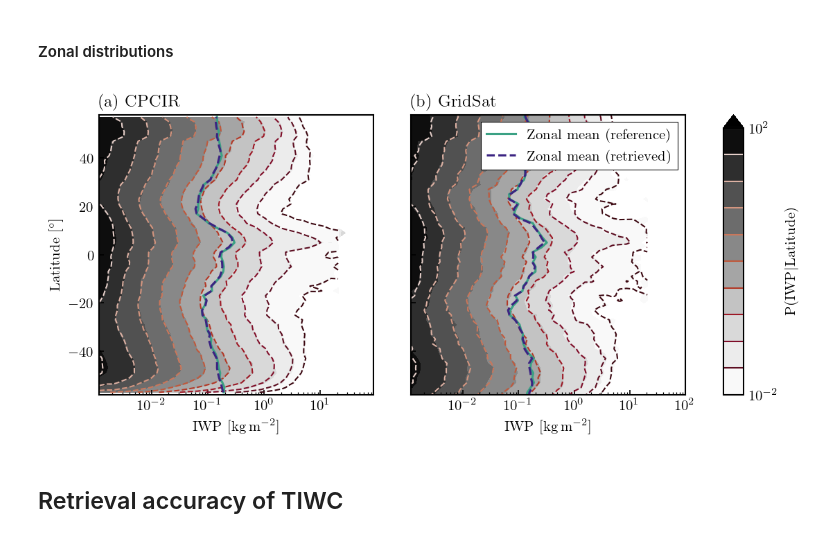
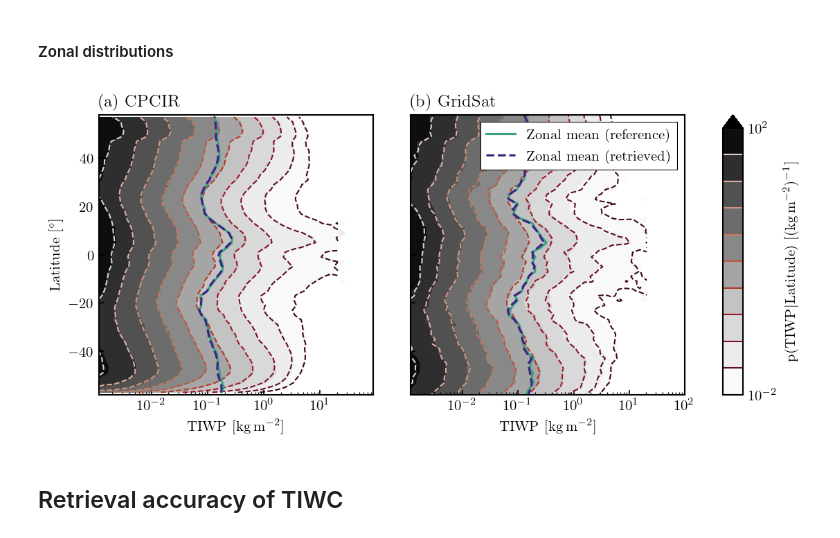
Before and after one commit to SEE-GEO/ccic, a Jupyter notebook: notebooks/evaluation.ipynb, the cells around one changed output. Cells and saved outputs as stored; diff of their text form; code cells hidden in the pictures.

```diff
--- a/notebooks/evaluation.ipynb
+++ b/notebooks/evaluation.ipynb
@@ -266,33 +238,48 @@ results_gridsat = xr.concat(results_gridsat, "samples")
 # %% [markdown]
 #### Scatter plots
 # %%
+# Commented out fpavg, but kept it in case we want to use it
+# (it gives better marginally better results)
+
 from scipy.stats import binned_statistic
 bins = np.logspace(-3, 2, 201)
-y_cpc = np.histogram2d(results_cpcir.tiwp_fpavg_true.data, results_cpcir.tiwp_fpavg_mean.data, bins=bins, density=True)[0]
+# y_cpc = np.histogram2d(results_cpcir.tiwp_fpavg_true.data, results_cpcir.tiwp_fpavg_mean.data, bins=bins, density=True)[0]
+y_cpc = np.histogram2d(results_cpcir.tiwp_true.data, results_cpcir.tiwp_mean.data, bins=bins, density=True)[0]
 y_cpc /= np.trapz(np.diff(bins) * y_cpc, axis=-1)[..., None]
 cond_mean_cpc = binned_statistic(
-    results_cpcir.tiwp_fpavg_true.data,
-    results_cpcir.tiwp_fpavg_mean.data,
+    # results_cpcir.tiwp_fpavg_true.data,
+    # results_cpcir.tiwp_fpavg_mean.data,
+    results_cpcir.tiwp_true.data,
+    results_cpcir.tiwp_mean.data,
     lambda x: x.mean() if x.size > 1e2 else np.nan,
     bins=bins)[0]
 corr_cpc = np.corrcoef(
-    results_cpcir.tiwp_fpavg_true.data,
-    results_cpcir.tiwp_fpavg_mean.data
+    # results_cpcir.tiwp_fpavg_true.data,
+    # results_cpcir.tiwp_fpavg_mean.data
+    results_cpcir.tiwp_true.data,
+    results_cpcir.tiwp_mean.data
 )[0, 1]
-bias_cpc = np.mean(results_cpcir.tiwp_fpavg_mean.data - results_cpcir.tiwp_fpavg_true.data) / np.mean(results_cpcir.tiwp_fpavg_mean.data)
+# bias_cpc = np.mean(results_cpcir.tiwp_fpavg_mean.data - results_cpcir.tiwp_fpavg_true.data) / np.mean(results_cpcir.tiwp_fpavg_mean.data)
+bias_cpc = np.mean(results_cpcir.tiwp_mean.data - results_cpcir.tiwp_true.data) / np.mean(results_cpcir.tiwp_mean.data)
 
-y_gs = np.histogram2d(results_gridsat.tiwp_fpavg_true.data, results_gridsat.tiwp_fpavg_mean.data, bins=bins, density=True)[0]
+# y_gs = np.histogram2d(results_gridsat.tiwp_fpavg_true.data, results_gridsat.tiwp_fpavg_mean.data, bins=bins, density=True)[0]
+y_gs = np.histogram2d(results_gridsat.tiwp_true.data, results_gridsat.tiwp_mean.data, bins=bins, density=True)[0]
 y_gs /= np.trapz(np.diff(bins) * y_gs, axis=-1)[..., None]
 cond_mean_gs = binned_statistic(
-    results_gridsat.tiwp_fpavg_true.data,
-    results_gridsat.tiwp_fpavg_mean.data,
+    # results_gridsat.tiwp_fpavg_true.data,
+    # results_gridsat.tiwp_fpavg_mean.data,
+    results_gridsat.tiwp_true.data,
+    results_gridsat.tiwp_mean.data,
     lambda x: x.mean() if x.size > 1e2 else np.nan,
     bins=bins)[0]
 corr_gs = np.corrcoef(
-    results_gridsat.tiwp_fpavg_true.data,
-    results_gridsat.tiwp_fpavg_mean.data
+    # results_gridsat.tiwp_fpavg_true.data,
+    # results_gridsat.tiwp_fpavg_mean.data
+    results_gridsat.tiwp_true.data,
+    results_gridsat.tiwp_mean.data
 )[0, 1]
-bias_gs = np.mean(results_gridsat.tiwp_fpavg_mean.data - results_gridsat.tiwp_fpavg_true.data) / np.mean(results_gridsat.tiwp_fpavg_mean.data)
+# bias_gs = np.mean(results_gridsat.tiwp_fpavg_mean.data - results_gridsat.tiwp_fpavg_true.data) / np.mean(results_gridsat.tiwp_fpavg_mean.data)
+bias_gs = np.mean(results_gridsat.tiwp_mean.data - results_gridsat.tiwp_true.data) / np.mean(results_gridsat.tiwp_mean.data)
 # %%
 from matplotlib.gridspec import GridSpec
 from matplotlib.colors import LogNorm
@@ -411,37 +401,37 @@ m_filled = ax.contourf(iwps, lats, y_cpc_true, norm=norm, levels=levels, extend=
 for c in m_filled.collections:
     c.set_rasterized(True)
 ax.contour(iwps, lats, y_cpc_ret, norm=norm, levels=levels, linestyles="--", cmap="cmo.amp_r", linewidths=1)
 ax.plot(mean_true_cpc, lats, c="C1")
 ax.plot(mean_ret_cpc, lats, c="C2", ls="--")
-ax.set_xlabel("IWP [$\si{\kilo \gram \per \meter \squared}$]")
+ax.set_xlabel("TIWP [$\si{\kilo \gram \per \meter \squared}$]")
 ax.set_ylabel("Latitude [$\si{\degree}$]")
 ax.set_xscale("log")
 ax.set_ylim([-58, 58])
 ax.set_title("(a) CPCIR", loc="left")
 
 
 ax = fig.add_subplot(gs[0, 1])
 m_filled = ax.contourf(iwps, lats, y_gs_true, norm=norm, levels=levels, extend="max", cmap="Greys")
 for c in m_filled.collections:
     c.set_rasterized(True)
 m_cts = ax.contour(iwps, lats, y_gs_ret, norm=norm, levels=levels, linestyles="--", cmap="cmo.amp_r", linewidths=1)
 ax.plot(mean_true_gs, lats, c="C1", label="Zonal mean (reference)")
 ax.plot(mean_ret_gs, lats, c="C2", ls="--", label="Zonal mean (retrieved)")
-ax.set_xlabel("IWP [$\si{\kilo \gram \per \meter \squared}$]")
+ax.set_xlabel("TIWP [$\si{\kilo \gram \per \meter \squared}$]")
 ax.set_xscale("log")
 ax.set_ylim([-58, 58])
 ax.set_xlim([0, iwp_max])
 ax.set_title("(b) GridSat", loc="left")
 for l in ax.yaxis.get_ticklabels():
     l.set_visible(False)
 ax.legend()
 
 ax = fig.add_subplot(gs[0, 2])
 plt.colorbar(m_filled, cax=ax)
-plt.colorbar(m_cts, label=r"$\text{P}(\text{IWP} | \text{Latitude})$", cax=ax)
+plt.colorbar(m_cts, label=r"$\text{p}(\text{TIWP} | \text{Latitude})$ [$(\si{\kilo \gram \per \meter \squared})^{-1}$]", cax=ax)
 fig.savefig("../figures/zonal_dist_tiwp.pdf", bbox_inches="tight")
 # %% [output]
-[figure, old version]
+[figure, new version]
 # %% [markdown]
 ## Retrieval accuracy of TIWC
 # %% [markdown]
```
Also changed, not shown: parts of 31 cells of this notebook.
